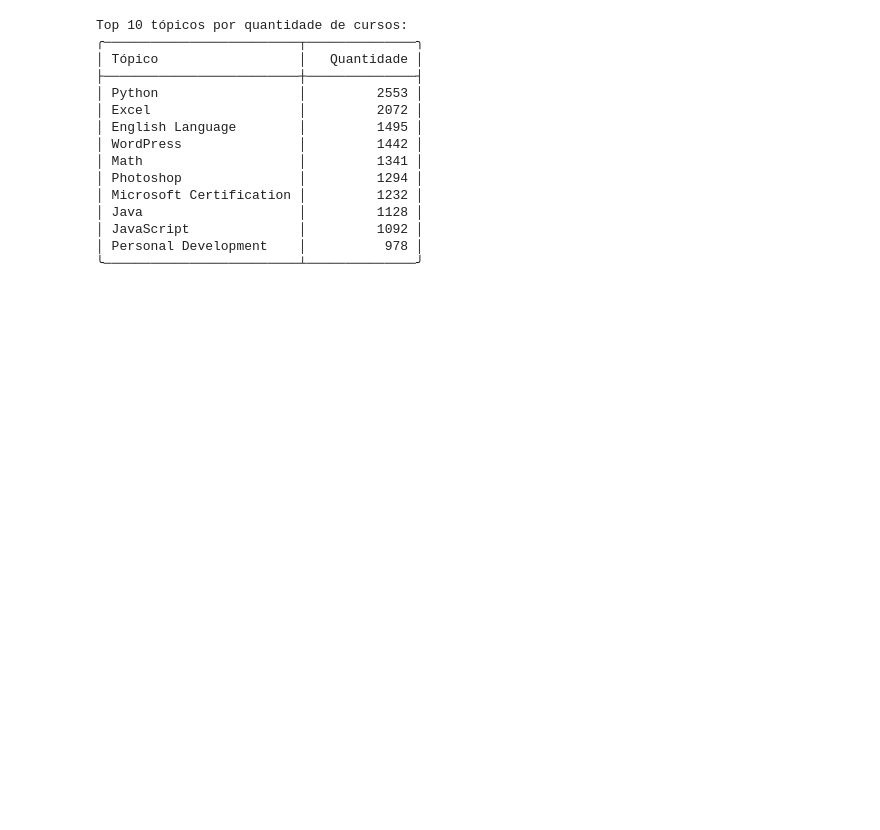
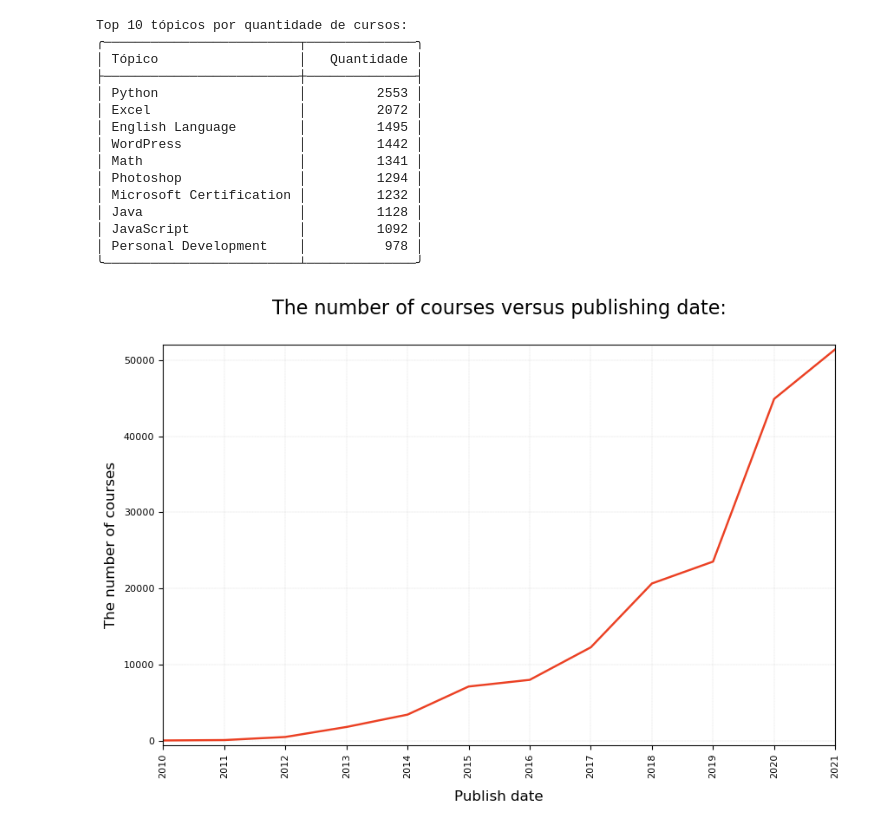
Before and after one commit to ismailymendes/mooc_udemy_coursera, a Jupyter notebook: mooc_udemy_coursera.ipynb, the cells around one changed output. Cells and saved outputs as stored; diff of their text form; code cells hidden in the pictures; blank space fills up the shorter version.

```diff
--- a/mooc_udemy_coursera.ipynb
+++ b/mooc_udemy_coursera.ipynb
@@ -307,3 +307,31 @@ Top 10 tópicos por quantidade de cursos:
 │ JavaScript              │         1092 │
 │ Personal Development    │          978 │
 ╰─────────────────────────┴──────────────╯
+# %%
+# teste
+udemy_cursos['published_QDate'] = pd.PeriodIndex(udemy_cursos.published_time, freq='Y')
+c_df = udemy_cursos.groupby(['published_QDate'], as_index=False).size().sort_values(by='published_QDate')
+c_df['published_QDate'] = c_df['published_QDate'].apply(str)
+fig, ax = plt.subplots(figsize=(10, 6))
+plt.plot(c_df.index[:-1], c_df['size'][:-1], color='#eb4124', linewidth=1.75);
+plt.margins(x=0, y=0.012)
+plt.ylabel("The number of courses", labelpad=5, fontsize=12)
+plt.xlabel("Publish date", labelpad=10, fontsize=12)
+plt.xticks(c_df.index[:-1])
+plt.xticks(rotation = 90)
+
+ax.set_xticklabels(list(c_df['published_QDate'][:-1]))
+plt.grid(color ='Grey',
+        linestyle ='-.', linewidth = 0.1)
+
+
+verts = [(c_df.index[39], -1000), (c_df.index[39], c_df['size'][39]+10000),
+         (c_df.index[40], c_df['size'][40]+10000),(c_df.index[40], -1000)]
+poly = Polygon(verts, facecolor ='yellow',
+               edgecolor ='1.0', alpha = 0.5)
+ax.add_patch(poly)
+
+plt.title('The number of courses versus publishing date:\n',loc='center', fontdict={'fontsize': 16})
+plt.show()
+# %% [output]
+[figure, added]
```
Also changed, not shown: parts of 1 cell of this notebook.
